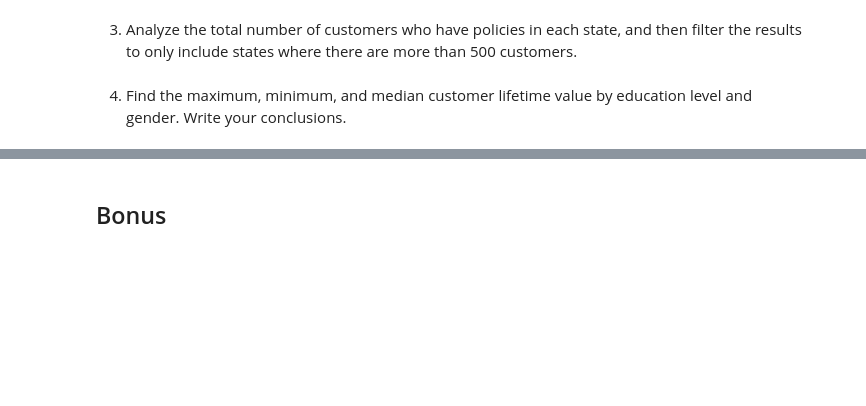
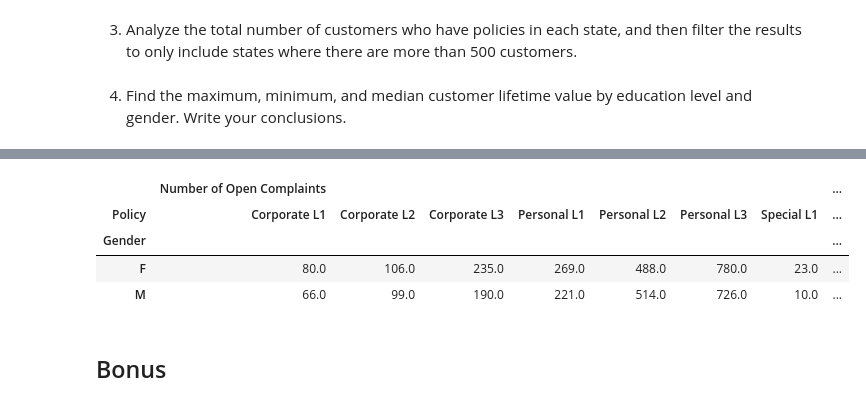
Before and after one commit to BartekSem/Barts_labs, a Jupyter notebook: Barteks_Labs/2_week/lab-dw-aggregating.ipynb, the cells around one changed output, grey strips where cells are left out. Saved outputs shown, nothing was run; the diff lists cells and outputs as text; code cells hidden in the pictures; blank space fills up the shorter version.

```diff
--- a/Barteks_Labs/2_week/lab-dw-aggregating.ipynb
+++ b/Barteks_Labs/2_week/lab-dw-aggregating.ipynb
@@ -87,3 +111,12 @@ average_clv
+# %%
+pivot_df = cd_agg.pivot_table(index='Gender', columns='Policy', values=['Number of Open Complaints'], aggfunc='sum')
+round(pivot_df,2)
+# %% [output]
+|  | Number of Open Complaints |  |  |  |  |  |  | ... |
+| Policy | Corporate L1 | Corporate L2 | Corporate L3 | Personal L1 | Personal L2 | Personal L3 | Special L1 | ... |
+| Gender |  |  |  |  |  |  |  | ... |
+| F | 80.0 | 106.0 | 235.0 | 269.0 | 488.0 | 780.0 | 23.0 | ... |
+| M | 66.0 | 99.0 | 190.0 | 221.0 | 514.0 | 726.0 | 10.0 | ... |
 # %% [markdown]
 ## Bonus
 # %% [markdown]
```
Also changed, not shown: parts of 14 cells of this notebook, 3 other files.
